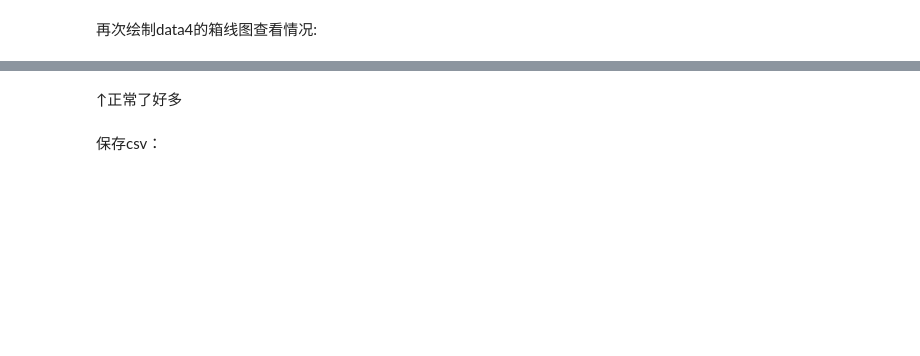
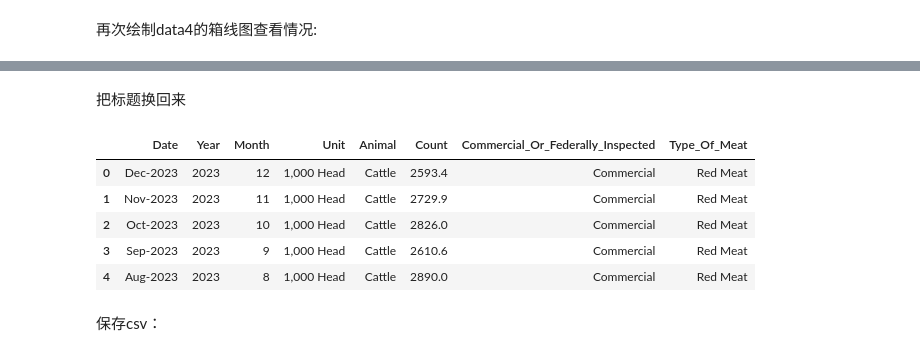
Before and after one commit to largeface-cat/datathon-team30, a Jupyter notebook: update data of meat.ipynb, the cells around one changed output, grey strips where cells are left out. Saved outputs shown, nothing was run; the diff lists cells and outputs as text; code cells hidden in the pictures; blank space fills up the shorter version.

```diff
--- a/update data of meat.ipynb
+++ b/update data of meat.ipynb
@@ -147,5 +149,28 @@ animal_boxplot(data4)
-# %% [markdown]
-↑正常了好多
+# %% [markdown]
+把标题换回来
+# %%
+def de_columns(data,name):
+    ans = []
+    for i in list(data.columns):
+        if i == 'Amount':
+            ans.append(name)
+        else:
+            ans.append(i)
+    data.columns = ans
+
+de_columns(data2,'Weight')
+de_columns(data3,'Production')
+de_columns(data4,'Count')
+de_columns(data5,'Weight')
+
+data4.head(5)
+# %% [output]
+|  | Date | Year | Month | Unit | Animal | Count | Commercial_Or_Federally_Inspected | Type_Of_Meat |
+| 0 | Dec-2023 | 2023 | 12 | 1,000 Head | Cattle | 2593.4 | Commercial | Red Meat |
+| 1 | Nov-2023 | 2023 | 11 | 1,000 Head | Cattle | 2729.9 | Commercial | Red Meat |
+| 2 | Oct-2023 | 2023 | 10 | 1,000 Head | Cattle | 2826.0 | Commercial | Red Meat |
+| 3 | Sep-2023 | 2023 | 9 | 1,000 Head | Cattle | 2610.6 | Commercial | Red Meat |
+| 4 | Aug-2023 | 2023 | 8 | 1,000 Head | Cattle | 2890.0 | Commercial | Red Meat |
 # %% [markdown]
 保存csv：
 # %%
```
Also changed, not shown: parts of 9 cells of this notebook, 4 other files.
